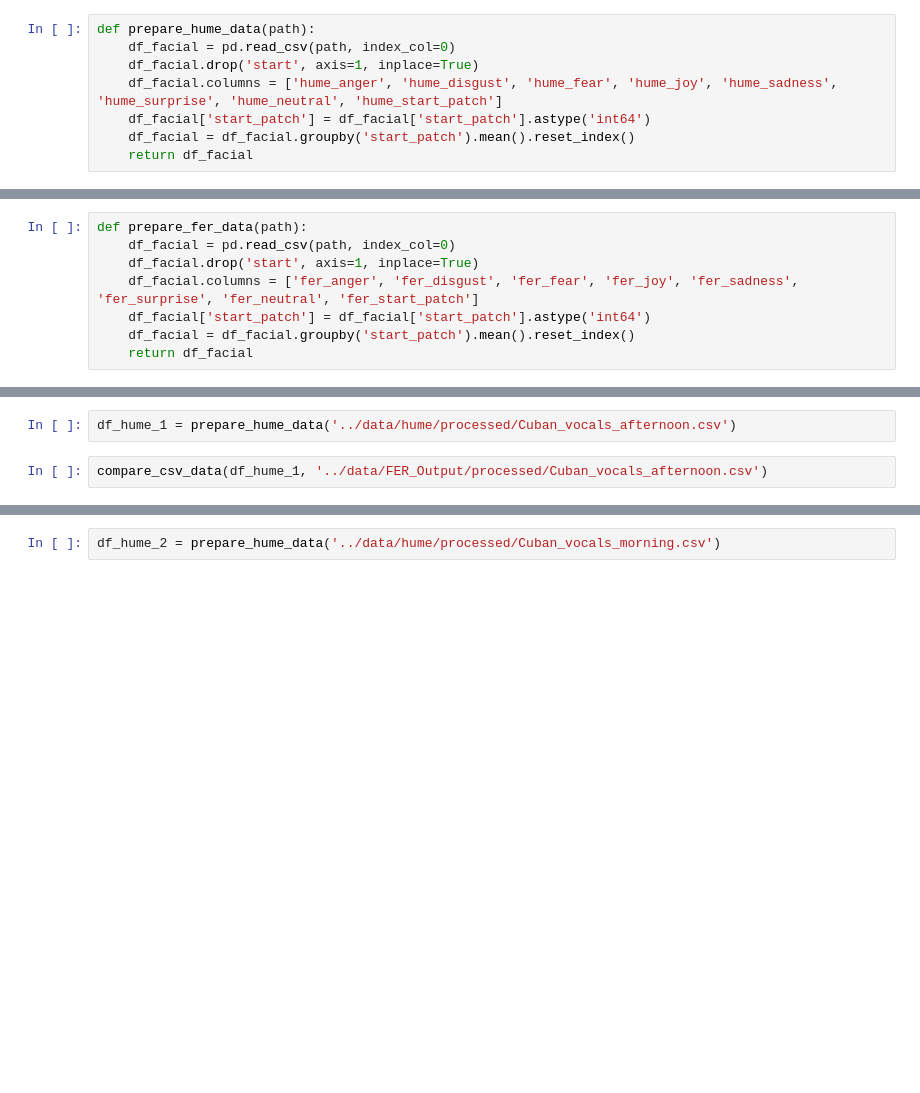
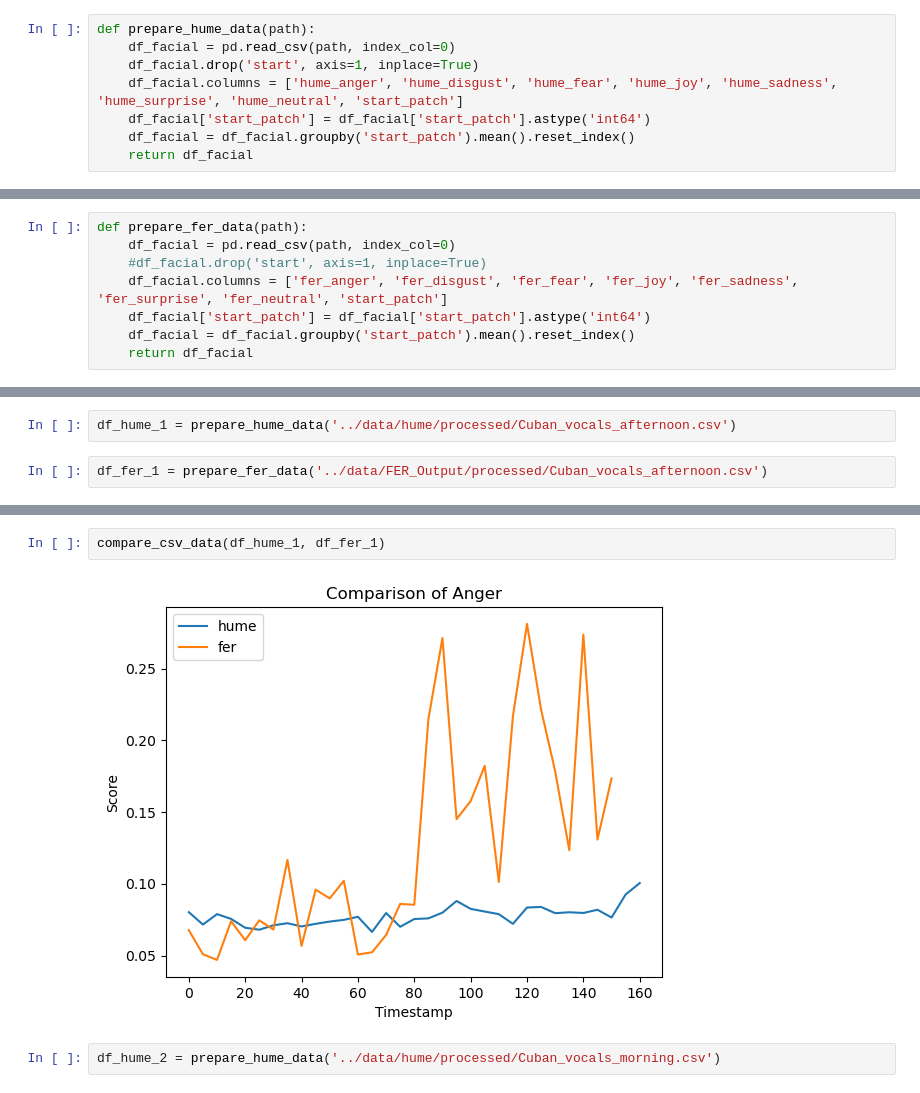
Before and after one commit to RavenRudi/coin_jazz, a Jupyter notebook: notebooks/hume_fer_validation.ipynb, the cells around one changed output, grey strips where cells are left out. Saved outputs shown, nothing was run; the diff lists cells and outputs as text; blank space fills up the shorter version.

```diff
--- a/notebooks/hume_fer_validation.ipynb
+++ b/notebooks/hume_fer_validation.ipynb
@@ -9,7 +8,7 @@ ModuleNotFoundError: No module named 'scipy'
 def prepare_hume_data(path):
     df_facial = pd.read_csv(path, index_col=0)
     df_facial.drop('start', axis=1, inplace=True)
-    df_facial.columns = ['hume_anger', 'hume_disgust', 'hume_fear', 'hume_joy', 'hume_sadness', 'hume_surprise', 'hume_neutral', 'hume_start_patch']
+    df_facial.columns = ['hume_anger', 'hume_disgust', 'hume_fear', 'hume_joy', 'hume_sadness', 'hume_surprise', 'hume_neutral', 'start_patch']
     df_facial['start_patch'] = df_facial['start_patch'].astype('int64')
     df_facial = df_facial.groupby('start_patch').mean().reset_index()
     return df_facial
@@ -16,8 +19,8 @@ def prepare_hume_data(path):
 # %%
 def prepare_fer_data(path):
     df_facial = pd.read_csv(path, index_col=0)
-    df_facial.drop('start', axis=1, inplace=True)
-    df_facial.columns = ['fer_anger', 'fer_disgust', 'fer_fear', 'fer_joy', 'fer_sadness', 'fer_surprise', 'fer_neutral', 'fer_start_patch']
+    #df_facial.drop('start', axis=1, inplace=True)
+    df_facial.columns = ['fer_anger', 'fer_disgust', 'fer_fear', 'fer_joy', 'fer_sadness', 'fer_surprise', 'fer_neutral', 'start_patch']
     df_facial['start_patch'] = df_facial['start_patch'].astype('int64')
     df_facial = df_facial.groupby('start_patch').mean().reset_index()
     return df_facial
@@ -87,4 +109,4 @@ def get_correlations_with_binary(df, binary_feature, continuous_features, corr_f
 # %%
 df_hume_1 = prepare_hume_data('../data/hume/processed/Cuban_vocals_afternoon.csv')
 # %%
-compare_csv_data(df_hume_1, '../data/FER_Output/processed/Cuban_vocals_afternoon.csv')
+df_fer_1 = prepare_fer_data('../data/FER_Output/processed/Cuban_vocals_afternoon.csv')
@@ -99,3 +124,7 @@ compare_csv_data(df_hume_1, '../data/FER_Output/processed/Cuban_vocals_afternoon
+# %%
+compare_csv_data(df_hume_1, df_fer_1)
+# %% [output]
+[figure, added]
 # %%
 df_hume_2 = prepare_hume_data('../data/hume/processed/Cuban_vocals_morning.csv')
 # %%
```
Also changed, not shown: parts of 10 cells of this notebook.
